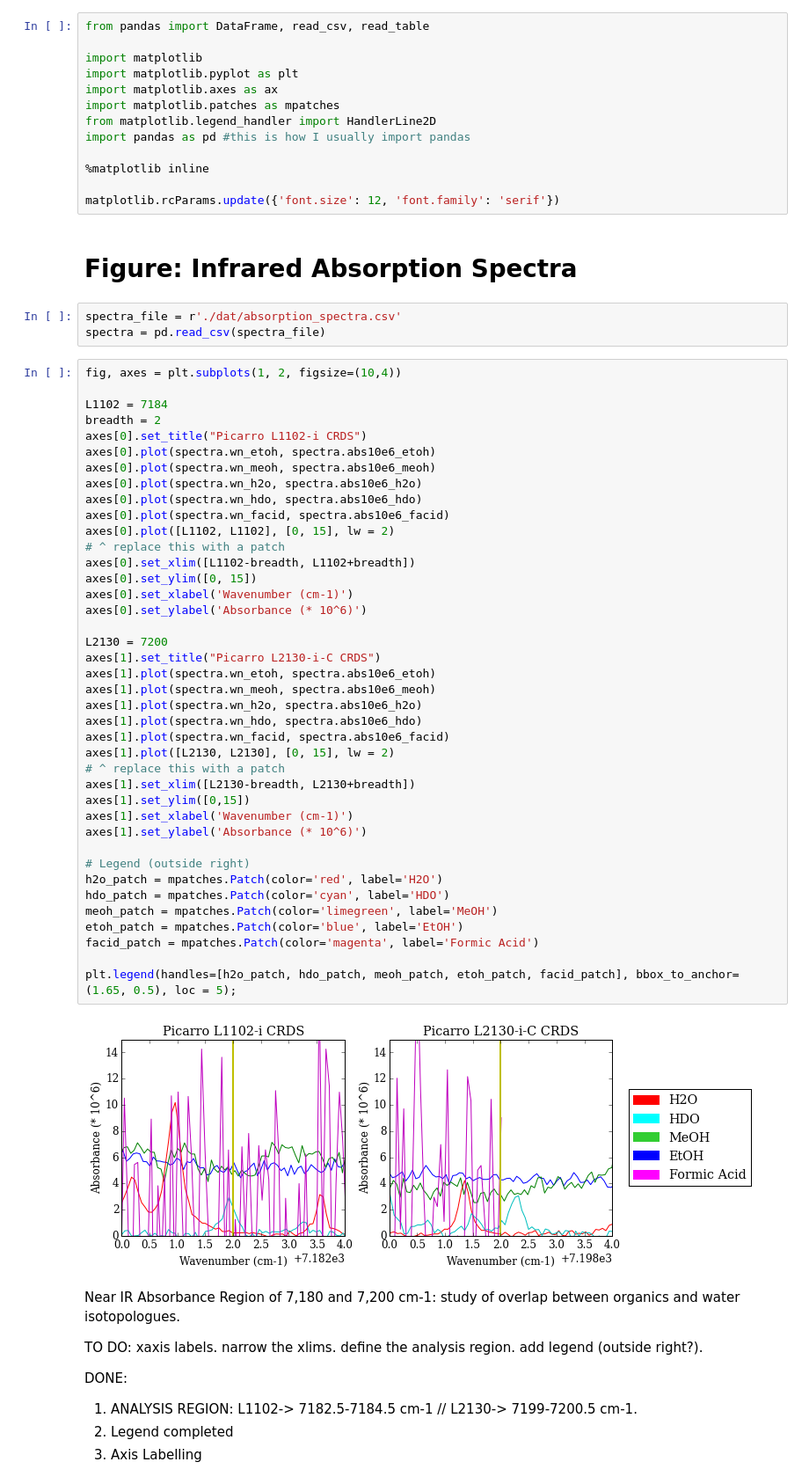
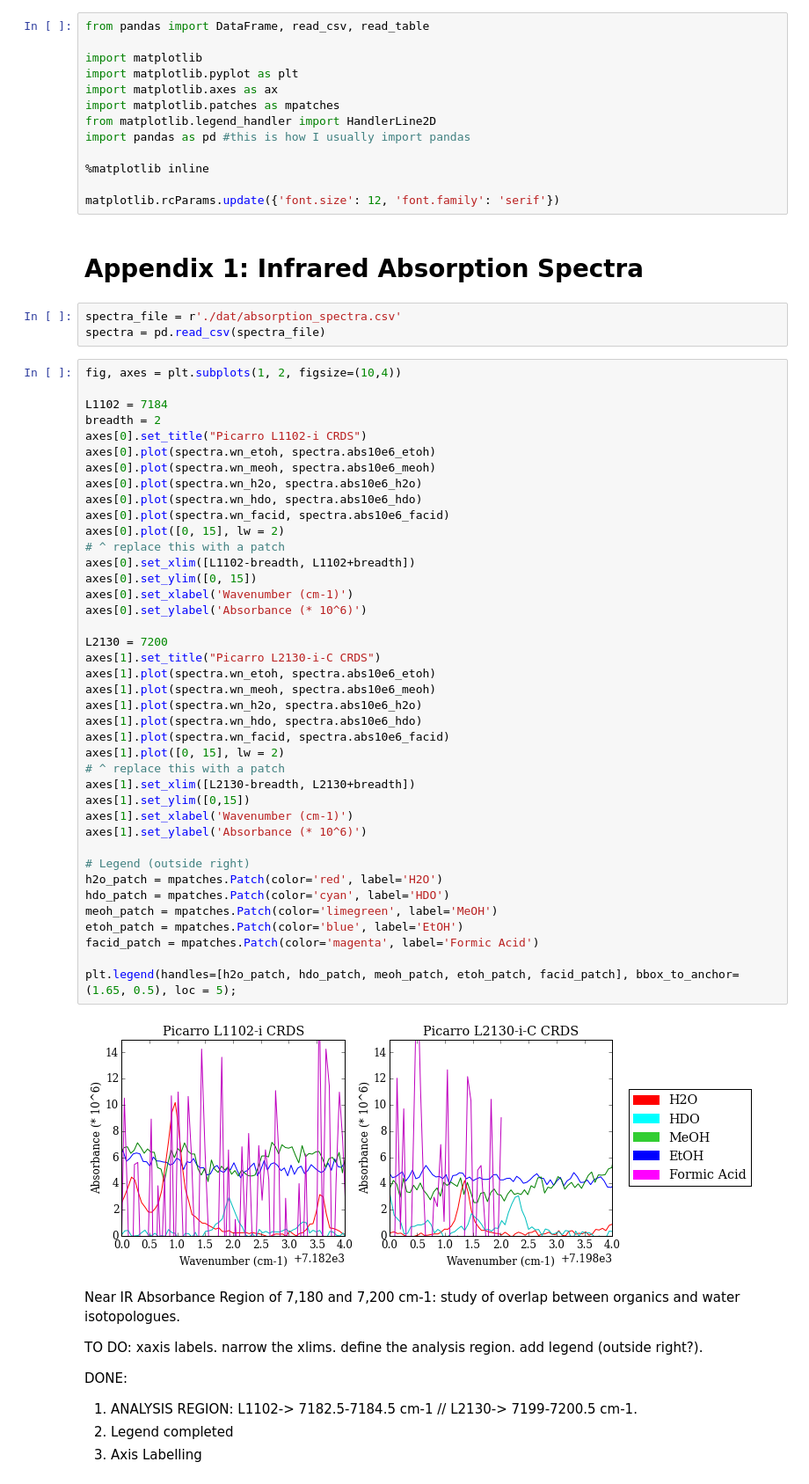
Before and after one commit to wolfhelius/isodopes, a Jupyter notebook: Isodopes Plotting.ipynb, the cells around one changed output. Shown: that part at 88% size. Drawn from its saved outputs; the diff is of its cells as text.

```diff
--- a/Isodopes Plotting.ipynb
+++ b/Isodopes Plotting.ipynb
@@ -12,7 +12,7 @@ import pandas as pd #this is how I usually import pandas
 
 matplotlib.rcParams.update({'font.size': 12, 'font.family': 'serif'})
 # %% [markdown]
-# Figure: Infrared Absorption Spectra
+# Appendix 1: Infrared Absorption Spectra
 # %%
 spectra_file = r'./dat/absorption_spectra.csv'
 spectra = pd.read_csv(spectra_file)
@@ -27,37 +27,37 @@ axes[0].plot(spectra.wn_meoh, spectra.abs10e6_meoh)
 axes[0].plot(spectra.wn_h2o, spectra.abs10e6_h2o)
 axes[0].plot(spectra.wn_hdo, spectra.abs10e6_hdo)
 axes[0].plot(spectra.wn_facid, spectra.abs10e6_facid)
-axes[0].plot([L1102, L1102], [0, 15], lw = 2)
+axes[0].plot([0, 15], lw = 2)
 # ^ replace this with a patch
 axes[0].set_xlim([L1102-breadth, L1102+breadth])
 axes[0].set_ylim([0, 15])
 axes[0].set_xlabel('Wavenumber (cm-1)')
 axes[0].set_ylabel('Absorbance (* 10^6)')
 
 L2130 = 7200
 axes[1].set_title("Picarro L2130-i-C CRDS")
 axes[1].plot(spectra.wn_etoh, spectra.abs10e6_etoh)
 axes[1].plot(spectra.wn_meoh, spectra.abs10e6_meoh)
 axes[1].plot(spectra.wn_h2o, spectra.abs10e6_h2o)
 axes[1].plot(spectra.wn_hdo, spectra.abs10e6_hdo)
 axes[1].plot(spectra.wn_facid, spectra.abs10e6_facid)
-axes[1].plot([L2130, L2130], [0, 15], lw = 2)
+axes[1].plot([0, 15], lw = 2)
 # ^ replace this with a patch
 axes[1].set_xlim([L2130-breadth, L2130+breadth])
 axes[1].set_ylim([0,15])
 axes[1].set_xlabel('Wavenumber (cm-1)')
 axes[1].set_ylabel('Absorbance (* 10^6)')
 
 # Legend (outside right)
 h2o_patch = mpatches.Patch(color='red', label='H2O')
 hdo_patch = mpatches.Patch(color='cyan', label='HDO')
 meoh_patch = mpatches.Patch(color='limegreen', label='MeOH')
 etoh_patch = mpatches.Patch(color='blue', label='EtOH')
 facid_patch = mpatches.Patch(color='magenta', label='Formic Acid')
 
 plt.legend(handles=[h2o_patch, hdo_patch, meoh_patch, etoh_patch, facid_patch], bbox_to_anchor=(1.65, 0.5), loc = 5);
 # %% [output]
-[figure, old version]
+[figure, new version]
 # %% [markdown]
 Near IR Absorbance Region of 7,180 and 7,200 cm-1: study of overlap between organics and water isotopologues.
 
```
Also changed, not shown: parts of 9 cells of this notebook.
